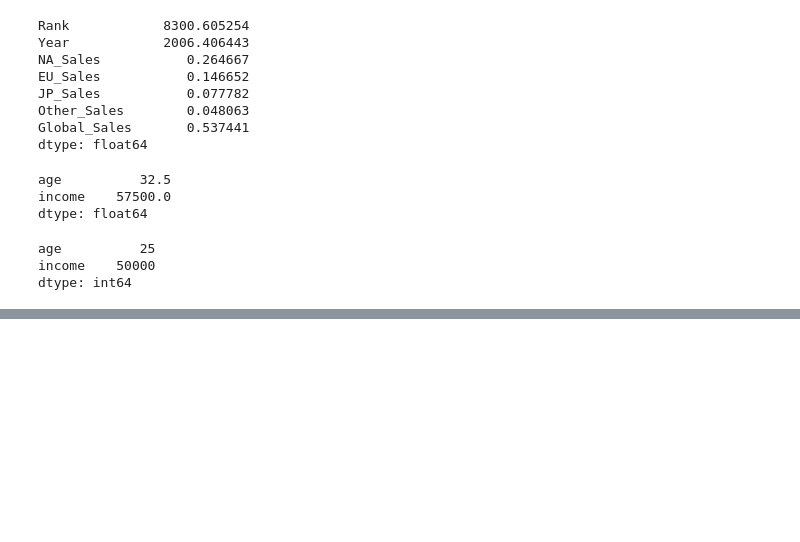
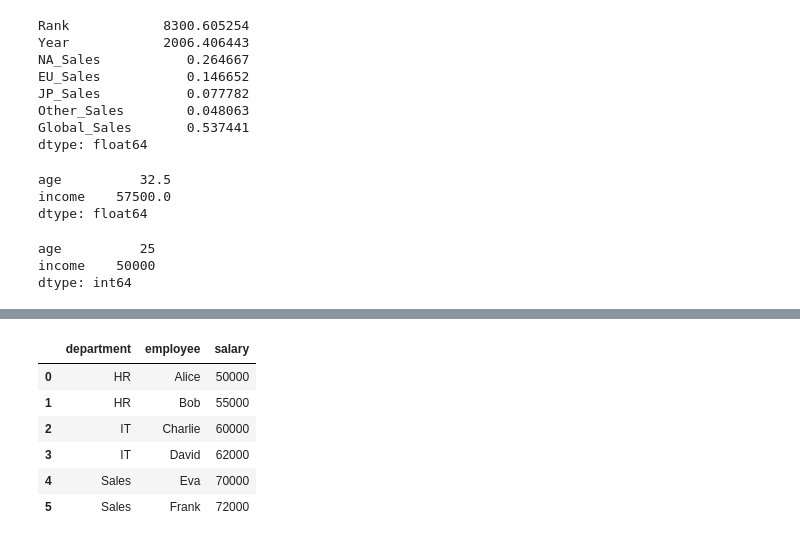
Before and after one commit to SilbaB/Data-School, a Jupyter notebook: practice.ipynb, the cells around one changed output, grey strips where cells are left out. Drawn from its saved outputs; the diff is of its cells as text; code cells hidden in the pictures; blank space fills up the shorter version.

```diff
--- a/practice.ipynb
+++ b/practice.ipynb
@@ -611,0 +655,16 @@ dtype: int64
+# %%
+data = {
+    'department': ['HR', 'HR', 'IT', 'IT', 'Sales', 'Sales'],
+    'employee': ['Alice', 'Bob', 'Charlie', 'David', 'Eva', 'Frank'],
+    'salary': [50000, 55000, 60000, 62000, 70000, 72000]
+}
+df2=pd.DataFrame(data)
+df2
+# %% [output]
+|  | department | employee | salary |
+| 0 | HR | Alice | 50000 |
+| 1 | HR | Bob | 55000 |
+| 2 | IT | Charlie | 60000 |
+| 3 | IT | David | 62000 |
+| 4 | Sales | Eva | 70000 |
+| 5 | Sales | Frank | 72000 |
```
Also changed, not shown: parts of 33 cells of this notebook, 1 other file.
